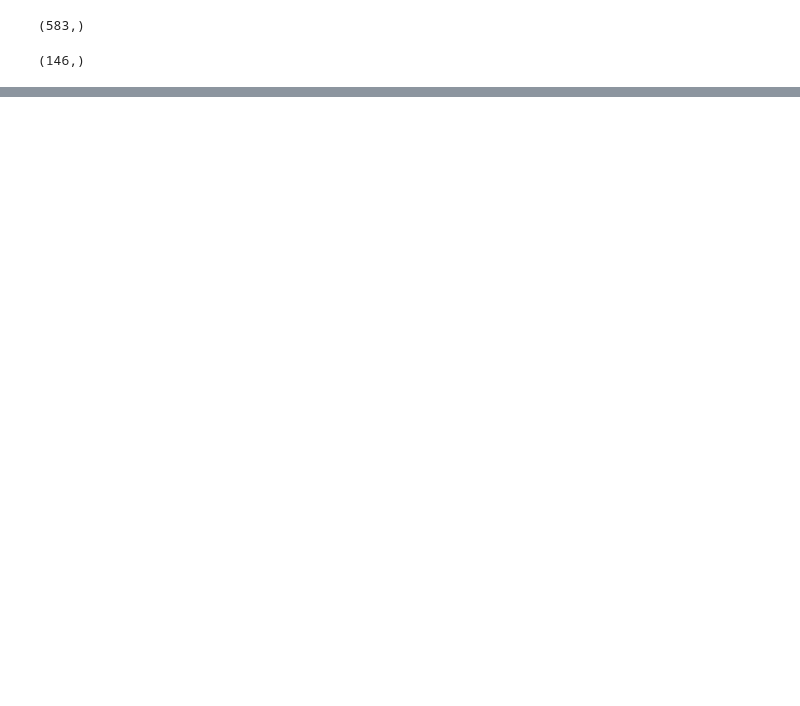
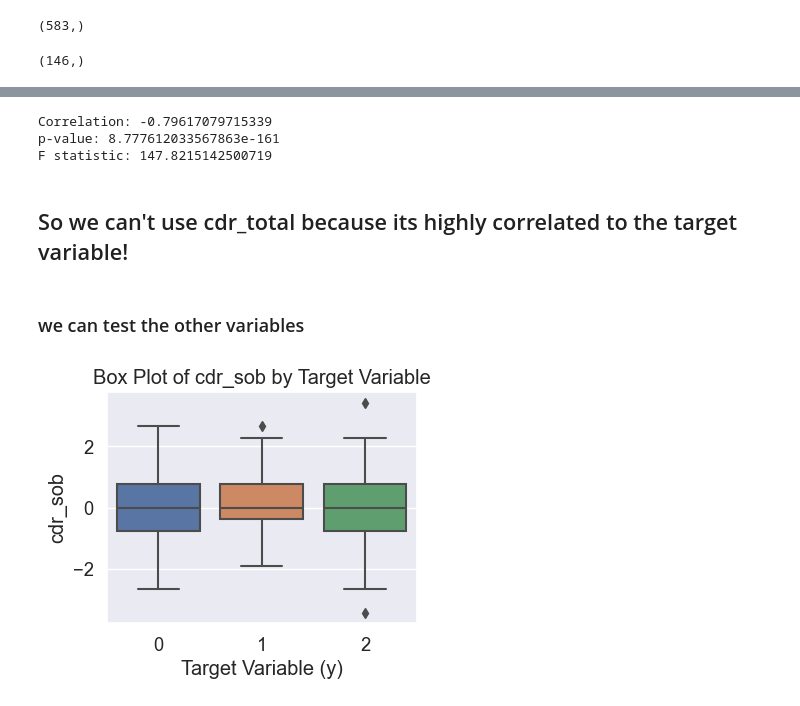
Before and after one commit to SofiaG73/ml_alzheimer, a Jupyter notebook: normalizardados.ipynb, the cells around one changed output, grey strips where cells are left out. Cells and saved outputs as stored; diff of their text form; code cells hidden in the pictures; blank space fills up the shorter version.

```diff
--- a/normalizardados.ipynb
+++ b/normalizardados.ipynb
@@ -186,0 +341,26 @@ weighted avg       1.00      1.00      1.00       146
+# %%
+from scipy import stats
+
+correlation, p_value = stats.pointbiserialr(data['DX'], data['cdr_sob'])
+print(f'Correlation: {correlation}')
+print(f'p-value: {p_value}')
+
+f_statistic, p_value = stats.f_oneway(data['DX'], data['cdr_sob'])
+print(f'F statistic: {f_statistic}')
+# %% [output]
+Correlation: -0.79617079715339
+p-value: 8.777612033567863e-161
+F statistic: 147.8215142500719
+# %% [markdown]
+## So we can't use cdr_total because its highly correlated to the target variable!
+# %% [markdown]
+### we can test the other variables
+# %%
+plt.figure(figsize=(4, 3))
+sns.boxplot(x=data['DX'], y=data['mmse_total'])
+plt.xlabel('Target Variable (y)')
+plt.ylabel('cdr_sob')
+plt.title('Box Plot of cdr_sob by Target Variable')
+plt.show()
+# %% [output]
+[figure, added]
```
Also changed, not shown: parts of 23 cells of this notebook.
